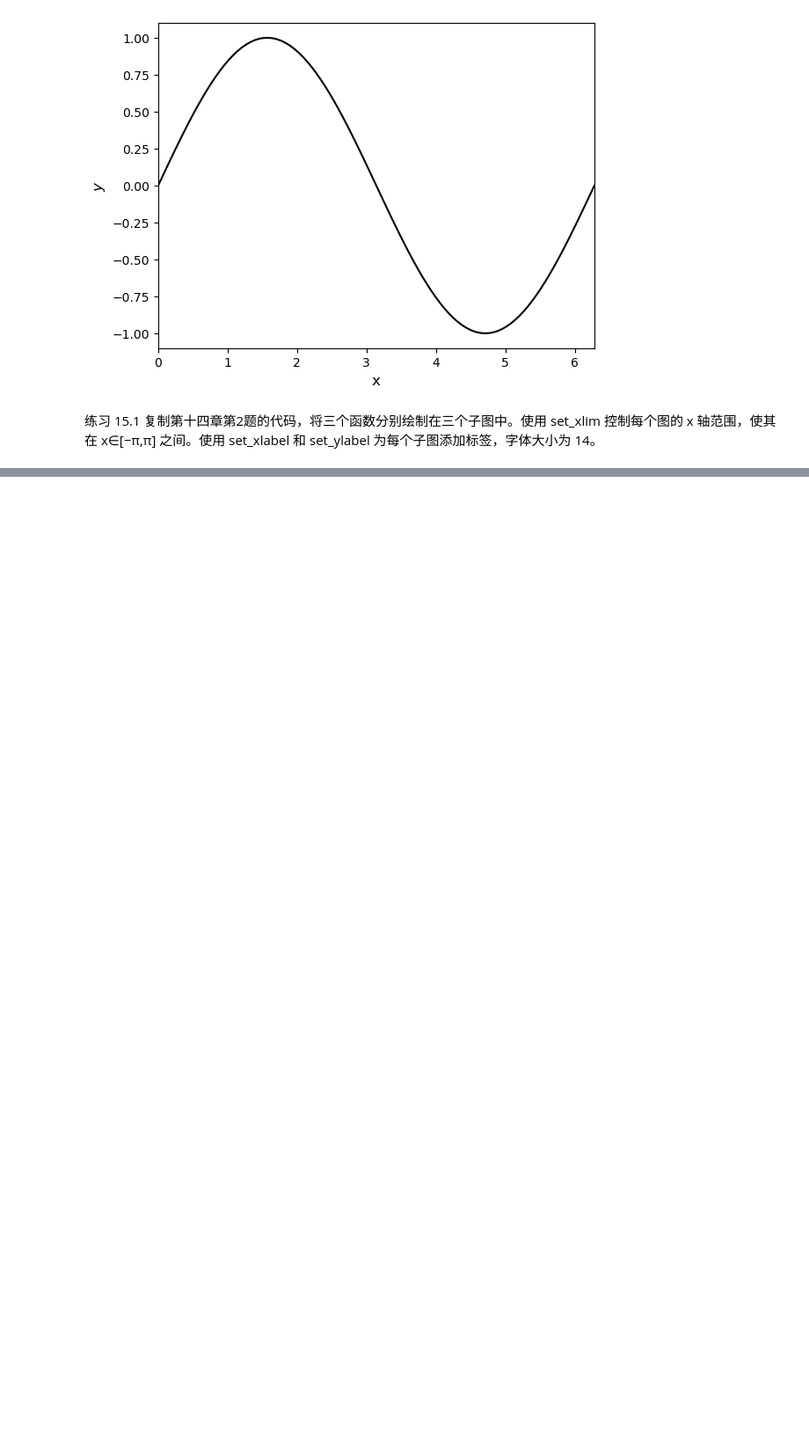
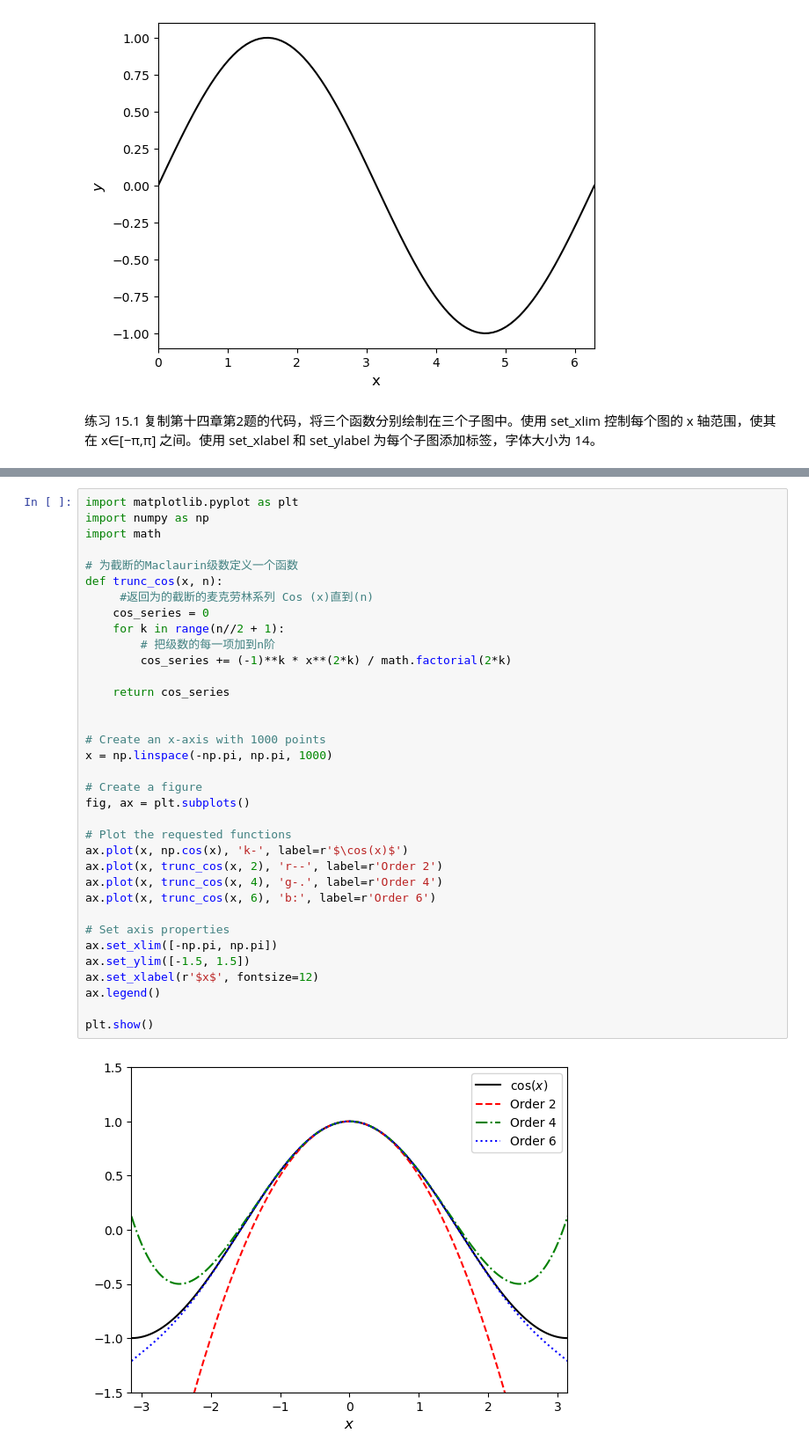
Before and after one commit to Chenji-s/test1, a Jupyter notebook: 教学week5.ipynb, the cells around one changed output, grey strips where cells are left out. Shown at 88% size. Drawn from its saved outputs; the diff is of its cells as text; blank space fills up the shorter version.

```diff
--- a/教学week5.ipynb
+++ b/教学week5.ipynb
@@ -64,0 +96,37 @@ plt.show()
+# %%
+import matplotlib.pyplot as plt
+import numpy as np
+import math
+
+# 为截断的Maclaurin级数定义一个函数
+def trunc_cos(x, n):
+     #返回为的截断的麦克劳林系列 Cos (x)直到(n)
+    cos_series = 0
+    for k in range(n//2 + 1):
+        # 把级数的每一项加到n阶
+        cos_series += (-1)**k * x**(2*k) / math.factorial(2*k)
+
+    return cos_series
+
+
+# Create an x-axis with 1000 points
+x = np.linspace(-np.pi, np.pi, 1000)
+
+# Create a figure
+fig, ax = plt.subplots()
+
+# Plot the requested functions
+ax.plot(x, np.cos(x), 'k-', label=r'$\cos(x)$')
+ax.plot(x, trunc_cos(x, 2), 'r--', label=r'Order 2')
+ax.plot(x, trunc_cos(x, 4), 'g-.', label=r'Order 4')
+ax.plot(x, trunc_cos(x, 6), 'b:', label=r'Order 6')
+
+# Set axis properties
+ax.set_xlim([-np.pi, np.pi])
+ax.set_ylim([-1.5, 1.5])
+ax.set_xlabel(r'$x$', fontsize=12)
+ax.legend()
+
+plt.show()
+# %% [output]
+[figure, added]
```
Also changed, not shown: parts of 9 cells of this notebook.
